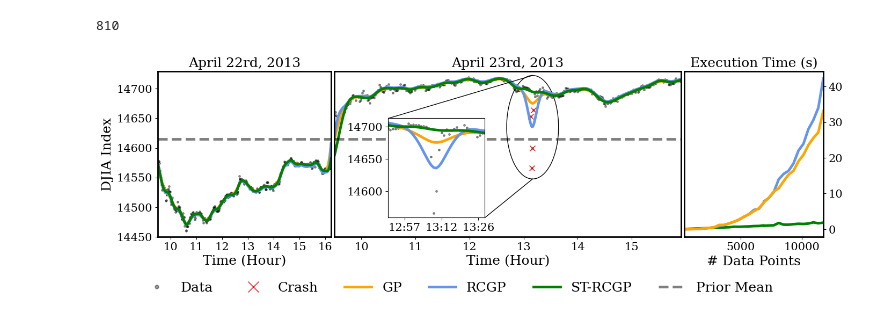
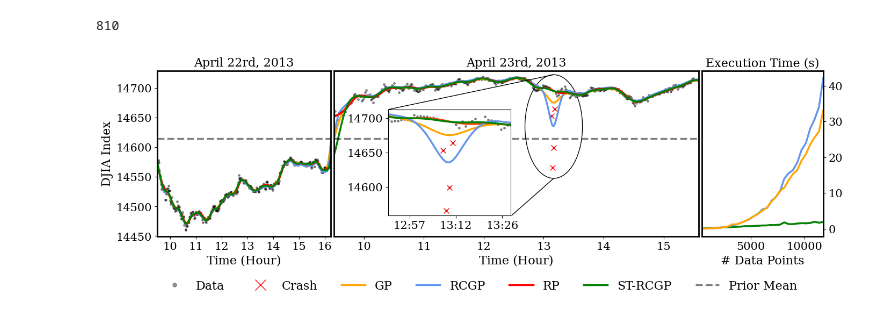
Before and after one commit to williamlaplante/ST-RCGP, a Jupyter notebook: experiments/financial-applications/twitter-flash-crash/twitter-flash-crash-djia.ipynb, the cells around one changed output. Drawn from its saved outputs; the diff is of its cells as text; code cells hidden in the pictures.

Commit message:
added relevance pursuit to experiment

```diff
--- a/experiments/financial-applications/twitter-flash-crash/twitter-flash-crash-djia.ipynb
+++ b/experiments/financial-applications/twitter-flash-crash/twitter-flash-crash-djia.ipynb
@@ -17,9 +17,6 @@ import matplotlib
 from mpl_toolkits.axes_grid1.inset_locator import inset_axes, mark_inset
 from matplotlib.patches import Ellipse
 
-plt.rc('font', family='serif', size=15)
-matplotlib.rcParams['lines.linewidth'] = 3.5
-
 
 FILE_PATH = "../../../data/DJI.txt"
 
@@ -238,13 +235,22 @@ df = get_comp_time(30) #Only run if needed. Results are stored in "runtime.csv"
 len(flash_crash_dji)
 # %% [output]
 810
+# %%
+rp_mean = np.loadtxt("relevance_pursuit_mean.txt")
+rp_dates = pd.to_datetime(np.loadtxt("relevant_pursuit_dates.txt"))
 # %%
-fig, axs = plt.subplots(1, 3, figsize=(16,4), gridspec_kw={'width_ratios': [1, 2, 0.8]})
+plt.rc('font', family='serif', size=15)
+matplotlib.rcParams['lines.linewidth'] = 2.5
+
+fig, axs = plt.subplots(1, 3, figsize=(16,4), gridspec_kw={'width_ratios': [1, 2.1, 0.7]})
 
 dates = pd.to_datetime(flash_crash_dji.date)
 
 idx0 = dates < '2013-04-23'
-idx1 = (dates >= '2013-04-23') & (dates <= dates.iloc[-20])
+idx1 = (dates >= '2013-04-23') & (dates <= dates.iloc[-40])
+
+idx0_rp = rp_dates < '2013-04-23'
+idx1_rp = (rp_dates >= '2013-04-23') & (rp_dates <= dates.iloc[-40])
 
 x0 = dates[idx0]
 x1 = dates[idx1]
@@ -268,21 +274,27 @@ axs[1].plot(x1, mu_sklearn[idx1]* obs_std + obs_center, color='orange', label="G
 axs[0].plot(x0, mu_rcgp[idx0]* obs_std + obs_center, color='cornflowerblue', label="RCGP")
 axs[1].plot(x1, mu_rcgp[idx1]* obs_std + obs_center, color='cornflowerblue', label="RCGP")
 
+axs[0].plot(rp_dates[idx0_rp], rp_mean[idx0_rp], color='red', label='RP')
+axs[1].plot(rp_dates[idx1_rp], rp_mean[idx1_rp], color='red', label='RP')
+
 axs[0].plot(x0, pred_rtgp[idx0]* obs_std + obs_center, color='green', label="ST-RCGP")
 axs[1].plot(x1, pred_rtgp[idx1]* obs_std + obs_center, color='green', label="ST-RCGP")
+
+
+
 
 axs[0].plot(x0, np.zeros(len(x0.index)).flatten() + obs.mean()* obs_std + obs_center,'--', color='black', alpha=0.5, label='Prior Mean')
 axs[1].plot(x1, np.zeros(len(x1.index)).flatten() + obs.mean()* obs_std + obs_center,'--', color='black', alpha=0.5, label='Prior Mean')
 
 fontweight = 'normal'
-axs[0].set_ylabel("DJIA Index", fontweight = fontweight, fontsize=18)
+axs[0].set_ylabel("DJIA Index", fontweight = fontweight, fontsize=16)
 #axs[0,0].legend(loc='upper left', ncol=2)
 axs[1].tick_params(left=False)
-axs[0].set_title('April 22rd, 2013', fontweight = fontweight)
-axs[1].set_title('April 23rd, 2013', fontweight = fontweight)
+axs[0].set_title('April 22rd, 2013', fontweight = fontweight, fontsize=16)
+axs[1].set_title('April 23rd, 2013', fontweight = fontweight, fontsize=16)
 
-axs[0].set_xlabel("Time (Hour)", fontsize=18)
-axs[1].set_xlabel("Time (Hour)", fontsize=18)
+axs[0].set_xlabel("Time (Hour)", fontsize=16)
+axs[1].set_xlabel("Time (Hour)", fontsize=16)
 
 ymin = min(obs* obs_std + obs_center) - 10
 ymax = max(obs* obs_std + obs_center) + 10
@@ -297,8 +309,8 @@ axs[2].plot(df["size"].astype(int), df["rtgp"], color='green', label="ST-RCGP")
 axs[2].plot(df["size"].astype(int), df["rcgp"], color='cornflowerblue', label="RCGP")
 axs[2].plot(df["size"].astype(int), df["gp"], color='orange', label="GP")
 
-axs[2].set_xlabel("# Data Points", fontweight=fontweight, fontsize=18)
-axs[2].set_title("Execution Time (s)", fontweight=fontweight, fontsize=18)
+axs[2].set_xlabel("# Data Points", fontweight=fontweight, fontsize=16)
+axs[2].set_title("Execution Time (s)", fontweight=fontweight, fontsize=16)
 
 axs[2].set_xlim(df['size'].min(), df['size'].max())
 axs[2].yaxis.tick_right()
@@ -312,7 +324,7 @@ for ax in axs:
     for spine in ax.spines.values():
         spine.set_linewidth(2)  # Set border thickness
 
-axs[1].legend(bbox_to_anchor=(1.3,-0.2), fontsize=18, labelspacing = 1, frameon=False, shadow=True, markerscale=2, ncol=6)
+axs[1].legend(bbox_to_anchor=(1.3,-0.2), fontsize=16, labelspacing = 1, frameon=False, shadow=True, markerscale=2, ncol=7)
 
 for i in range(2):
     axs[i].xaxis.set_major_formatter(matplotlib.dates.DateFormatter('%H'))
@@ -320,37 +332,41 @@ for i in range(2):
     #axs[i].xaxis.set_major_locator(plt.MaxNLocator(6))
 
 idx_zoom_in = (dates > '2013-04-23 12:50') & (dates < '2013-04-23 13:30')
+idx_zoom_in_rp = (rp_dates > '2013-04-23 12:50') & (rp_dates < '2013-04-23 13:30')
+
 x_zoom = x1[idx_zoom_in]
 obs_zoom = obs[idx_zoom_in]
 
-inset_ax = inset_axes(axs[1], width="20%", height="30%", bbox_to_anchor=(-0.95, -1.25, 1.4, 2.), bbox_transform=axs[1].transAxes)  # Size and position
+inset_ax = inset_axes(axs[1], width="24%", height="32%", bbox_to_anchor=(-0.9, -1.2, 1.4, 2.), bbox_transform=axs[1].transAxes)  # Size and position
 
 inset_ax.plot(x_zoom, obs_zoom * obs_std + obs_center, '.', markersize=5, color='black', alpha=0.4)  # Plot the same data on the inset
-
+inset_ax.plot(x_zoom.iloc[17:21], obs_zoom[17:21] * obs_std + obs_center, 'x', markersize=7, color='red')
+inset_ax.plot(rp_dates[idx_zoom_in_rp], rp_mean[idx_zoom_in_rp], color='orangered')
 inset_ax.plot(x_zoom, mu_sklearn[idx_zoom_in] * obs_std + obs_center, color='orange')
 inset_ax.plot(x_zoom, mu_rcgp[idx_zoom_in]* obs_std + obs_center, color='cornflowerblue')
 inset_ax.plot(x_zoom, pred_rtgp[idx_zoom_in]* obs_std + obs_center, color='green')
+
 inset_ax.set_xlim(x_zoom.iloc[0], x_zoom.iloc[-1])
 
 
 inset_ax.xaxis.set_major_locator(plt.MaxNLocator(3))
 inset_ax.xaxis.set_major_formatter(matplotlib.dates.DateFormatter('%H:%M'))
 
 
 ellipse = Ellipse(
     (x1.iloc[220], 14635),  # (x, y) center of the ellipse
     width=0.04,  # Total width of the ellipse
     height=175,  # Total height of the ellipse
     edgecolor="black",
     facecolor="none",
     linewidth=1.,
 )
 axs[1].add_patch(ellipse)
 
-axs[1].plot([x1.iloc[220], x1.iloc[60]], [ 14635 + 175/2, 14650], color="black", linewidth=1.)
-axs[1].plot([x1.iloc[220], x1.iloc[167]], [ 14635 - 175/2, 14482], color="black", linewidth=1.)
+axs[1].plot([x1.iloc[220], x1.iloc[55]], [ 14635 + 175/2, 14664], color="black", linewidth=1.)
+axs[1].plot([x1.iloc[220], x1.iloc[178]], [ 14635 - 175/2, 14485], color="black", linewidth=1.)
 
 
 #plt.savefig("./RCGP-vs-STRCGP-djia-crash-with-exec-time-long.pdf", format='pdf', bbox_inches='tight')
 # %% [output]
-[figure, old version]
+[figure, new version]
```
Also changed, not shown: parts of 1 cell of this notebook, 5 other files.
